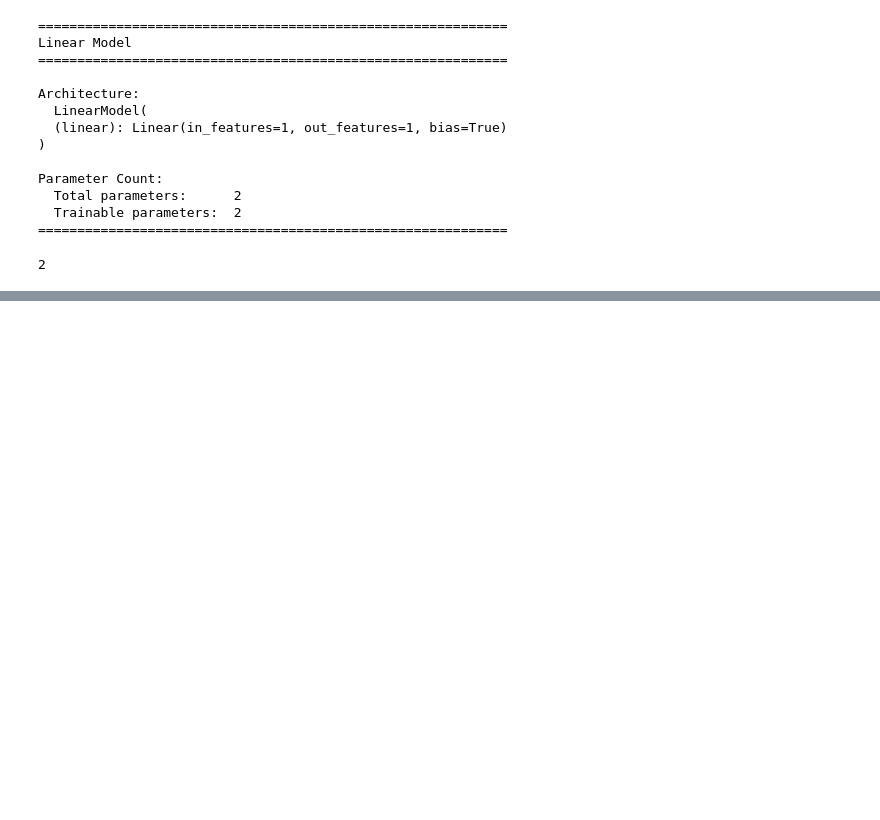
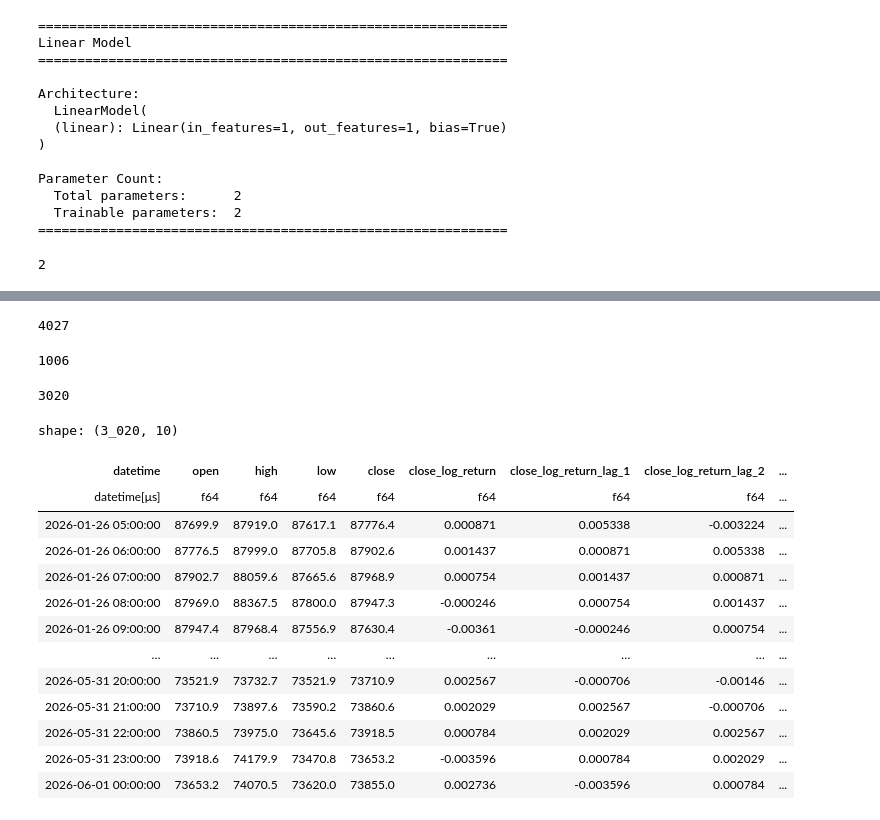
Before and after one commit to JadenGrossbaum/Research, a Jupyter notebook: video1.ipynb, the cells around one changed output, grey strips where cells are left out. Cells and saved outputs as stored; diff of their text form; code cells hidden in the pictures; blank space fills up the shorter version.

Commit message:
Added train/test split

```diff
--- a/video1.ipynb
+++ b/video1.ipynb
@@ -231,0 +234,36 @@ Parameter Count:
+# %%
+features = ['close_log_return_lag_1']
+target = 'close_log_return'
+test_size = 0.25
+# %%
+len(ts)
+# %% [output]
+4027
+# %%
+int(len(ts) * test_size)
+# %% [output]
+1006
+# %%
+split_idx = int(len(ts) * (1-test_size))
+split_idx
+# %% [output]
+3020
+# %%
+ts_train, ts_test = ts[:split_idx], ts[split_idx:]
+# %%
+ts_train
+# %% [output]
+shape: (3_020, 10)
+| datetime | open | high | low | close | close_log_return | close_log_return_lag_1 | close_log_return_lag_2 | ... |
+| datetime[μs] | f64 | f64 | f64 | f64 | f64 | f64 | f64 | ... |
+| 2026-01-26 05:00:00 | 87699.9 | 87919.0 | 87617.1 | 87776.4 | 0.000871 | 0.005338 | -0.003224 | ... |
+| 2026-01-26 06:00:00 | 87776.5 | 87999.0 | 87705.8 | 87902.6 | 0.001437 | 0.000871 | 0.005338 | ... |
+| 2026-01-26 07:00:00 | 87902.7 | 88059.6 | 87665.6 | 87968.9 | 0.000754 | 0.001437 | 0.000871 | ... |
+| 2026-01-26 08:00:00 | 87969.0 | 88367.5 | 87800.0 | 87947.3 | -0.000246 | 0.000754 | 0.001437 | ... |
+| 2026-01-26 09:00:00 | 87947.4 | 87968.4 | 87556.9 | 87630.4 | -0.00361 | -0.000246 | 0.000754 | ... |
+| … | … | … | … | … | … | … | … | ... |
+| 2026-05-31 20:00:00 | 73521.9 | 73732.7 | 73521.9 | 73710.9 | 0.002567 | -0.000706 | -0.00146 | ... |
+| 2026-05-31 21:00:00 | 73710.9 | 73897.6 | 73590.2 | 73860.6 | 0.002029 | 0.002567 | -0.000706 | ... |
+| 2026-05-31 22:00:00 | 73860.5 | 73975.0 | 73645.6 | 73918.5 | 0.000784 | 0.002029 | 0.002567 | ... |
+| 2026-05-31 23:00:00 | 73918.6 | 74179.9 | 73470.8 | 73653.2 | -0.003596 | 0.000784 | 0.002029 | ... |
+| 2026-06-01 00:00:00 | 73653.2 | 74070.5 | 73620.0 | 73855.0 | 0.002736 | -0.003596 | 0.000784 | ... |
```
Also changed, not shown: parts of 11 cells of this notebook.
